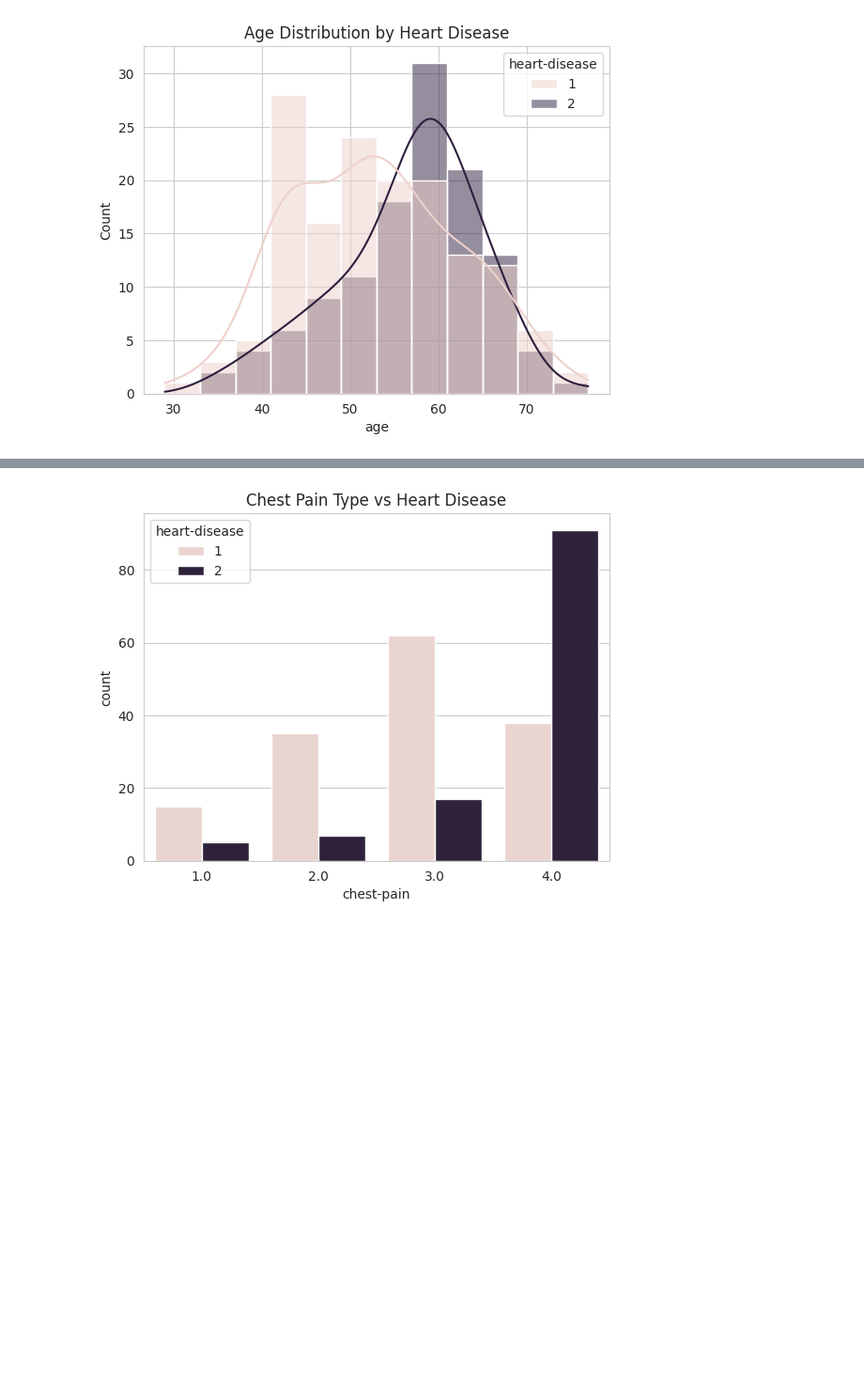
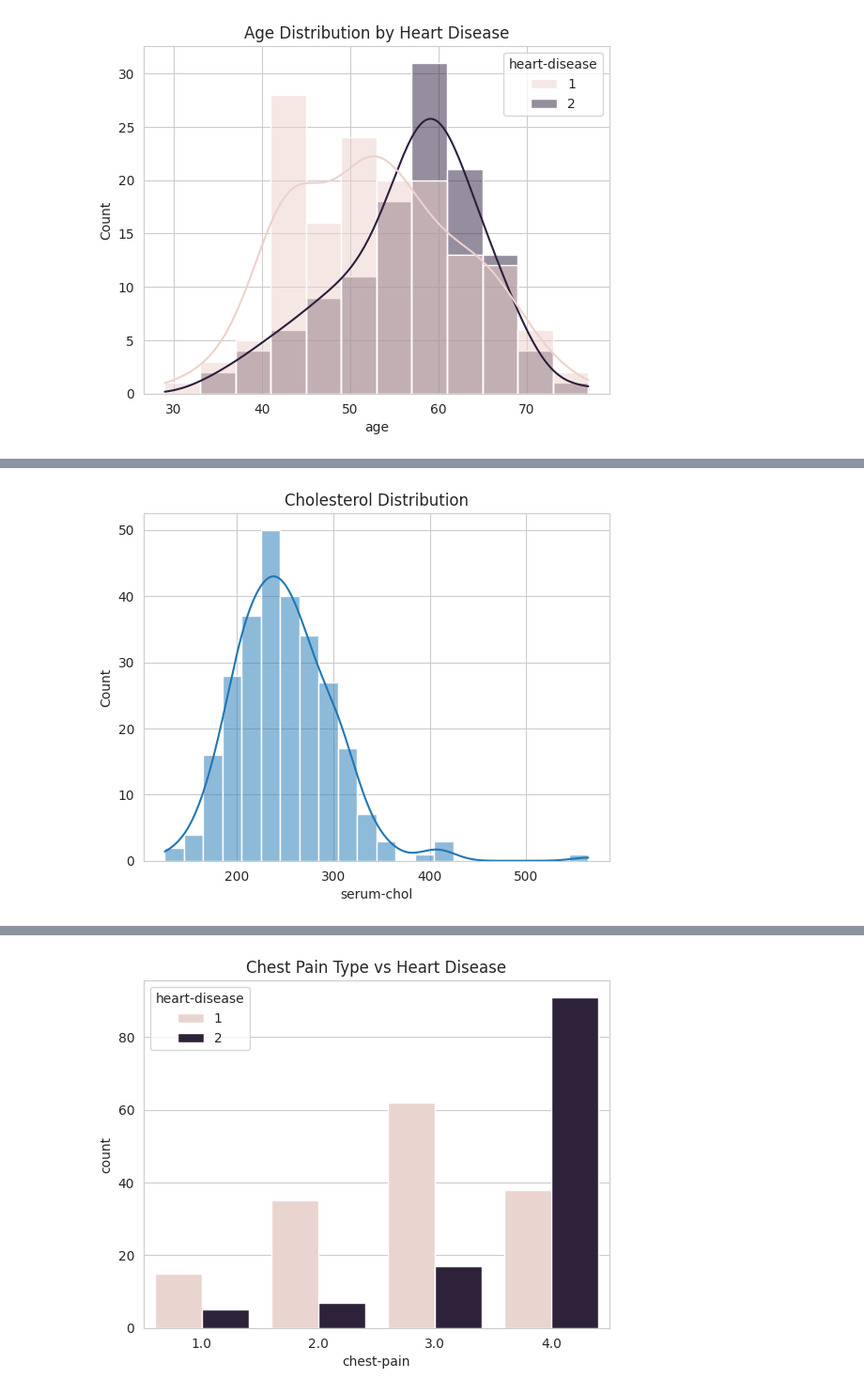
Before and after one commit to ashrivastav33/heart-disease-eda-ml, a Jupyter notebook: code/heart-disease-eda-ml.ipynb, the cells around one changed output, grey strips where cells are left out. Shown at 94% size. Saved outputs shown, nothing was run; the diff lists cells and outputs as text; code cells hidden in the pictures; blank space fills up the shorter version.

```diff
--- a/code/heart-disease-eda-ml.ipynb
+++ b/code/heart-disease-eda-ml.ipynb
@@ -115,0 +143,7 @@ plt.show()
+# %%
+#Cholestrol Distribution
+sns.histplot(heart_df['serum-chol'], kde=True)
+plt.title("Cholesterol Distribution")
+plt.show()
+# %% [output]
+[figure, added]
```
Also changed, not shown: parts of 21 cells of this notebook.
